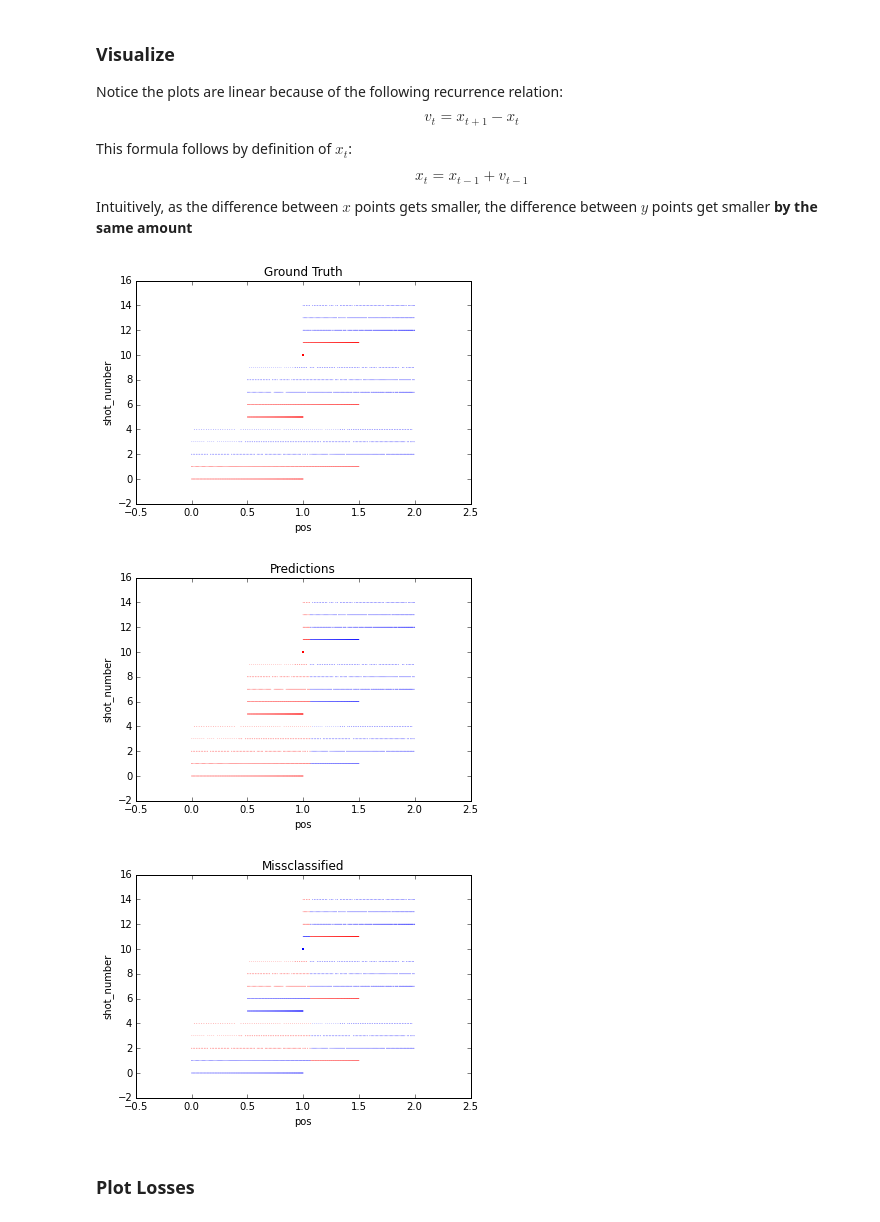
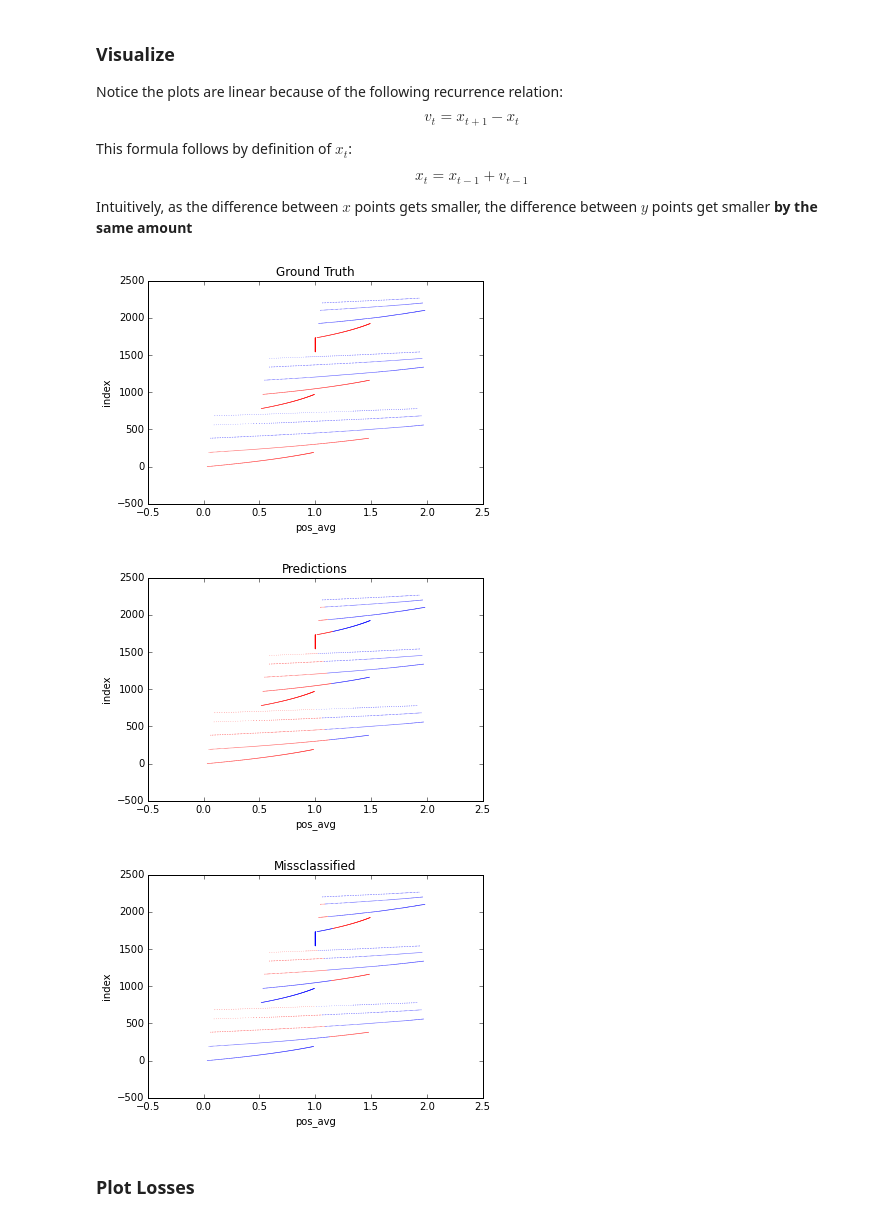
Before and after one commit to ebanner/cs393r_project, a Jupyter notebook: experiments/1d/position/Softmax.ipynb, the cells around one changed output. Cells and saved outputs as stored; diff of their text form; code cells hidden in the pictures.

```diff
--- a/experiments/1d/position/Softmax.ipynb
+++ b/experiments/1d/position/Softmax.ipynb
@@ -8,8 +6,8 @@
 ### Load Data
 # %%
 %store -r data_1d
+
 df = data_1d
-
 sideways = df.T
 
-X, Y = np.array(sideways[1:2]).astype(float), np.array(sideways[3:]).astype(int)
+X, Y = np.array(sideways[:10]), np.array(sideways.ix[23]).astype(int)
@@ -16,7 +18,7 @@ X, Y = np.array(sideways[1:2]).astype(float), np.array(sideways[3:]).astype(int)
 # %% [markdown]
 ### Train
 # %%
-from softmax import Softmax, Model
+from softmax import Softmax
 
 sm = Softmax(X, Y, C=2, learning_rate=.01, regularizer=0.001, gradient_checking=False, inspect=True)
 
@@ -25,7 +27,7 @@ def states(iters):
         sm.learn()
         yield sm.info
 
-states = list(states(5000))
+states = list(states(10000))
 # %% [markdown]
 ### Visualize
 
@@ -41,37 +43,38 @@ Intuitively, as the difference between $x$ points gets smaller, the difference b
 # %%
 from ipywidgets import interact, fixed
 
 @interact(X=fixed(X), Y=fixed(Y), view_index=(0, len(states)-1), states=fixed(states))
 def plot(X, Y, view_index, states):
     """View decision boundary over time
 
     We have the state of the model (i.e. its parameters) after every time step.
     We want to see how the model learns over time. Hence create a one-off instance
     of a softmax with its old parameters and ask it to make a bunch of predictions!
     """
     s = states[view_index]
     sm = Softmax(X=X, ys_train=Y, C=2, W=s.W, b=s.b)
 
     # Plotting
+    df['index'] = df.index
     colormap = np.array(['r', 'b'])
 
     # Plot the gold standard in a plot right next to it
-    axes = df.plot(kind='scatter', x='pos', y='shot_number', c=colormap[df['label']], title='Ground Truth', s=0)
-    axes.quiver(df['pos'], df['shot_number'], df['vel'], np.zeros_like(df['vel']), color=colormap[df['label']], scale_units='xy', angles='xy', scale=2.5, width=.0022)
+    axes = df.plot(kind='scatter', x='pos_avg', y='index', c=colormap[df['label']], title='Ground Truth', s=0)
+    axes.quiver(df['pos_avg'], df['index'], df['vel_avg'], np.zeros_like(df['vel_avg']), color=colormap[df['label']], scale_units='xy', angles='xy', scale=2.5, width=.0022)
 
     # Predictions
     df['predictions'] = sm.predict(X)
-    axes = df.plot(kind='scatter', x='pos', y='shot_number', c=colormap[df['predictions']], title='Predictions', s=0)
-    axes.quiver(df['pos'], df['shot_number'], df['vel'], np.zeros_like(df['vel']), color=colormap[df['predictions']], scale_units='xy', angles='xy', scale=2.5, width=.0022)
+    axes = df.plot(kind='scatter', x='pos_avg', y='index', c=colormap[df['predictions']], title='Predictions', s=0)
+    axes.quiver(df['pos_avg'], df['index'], df['vel_avg'], np.zeros_like(df['vel_avg']), color=colormap[df['predictions']], scale_units='xy', angles='xy', scale=2.5, width=.0022)
 
     # Misclassified examples
     df['correct'] = df['label'] == df['predictions']
-    axes = df.plot(kind='scatter', x='pos', y='shot_number', c=colormap[df['correct']], title='Missclassified', s=0)
-    axes.quiver(df['pos'], df['shot_number'], df['vel'], np.zeros_like(df['vel']), color=colormap[df['correct']], scale_units='xy', angles='xy', scale=2.5, width=.0022)
+    axes = df.plot(kind='scatter', x='pos_avg', y='index', c=colormap[df['correct']], title='Missclassified', s=0)
+    axes.quiver(df['pos_avg'], df['index'], df['vel_avg'], np.zeros_like(df['vel_avg']), color=colormap[df['correct']], scale_units='xy', angles='xy', scale=2.5, width=.0022)
 # %% [output]
-[figure, old version]
+[figure, new version]
-[figure, old version]
+[figure, new version]
-[figure, old version]
+[figure, new version]
 # %% [markdown]
 ### Plot Losses
 # %%
```
Also changed, not shown: parts of 5 cells of this notebook, 3 other files.
